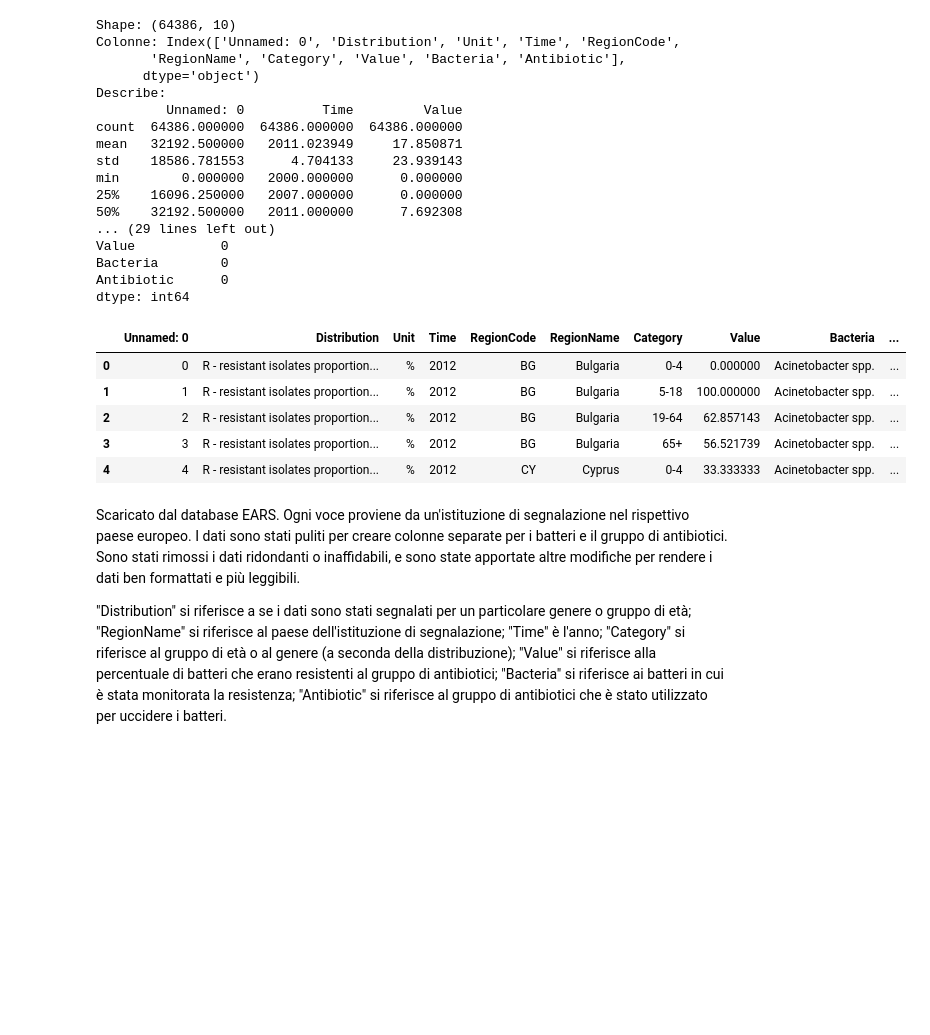
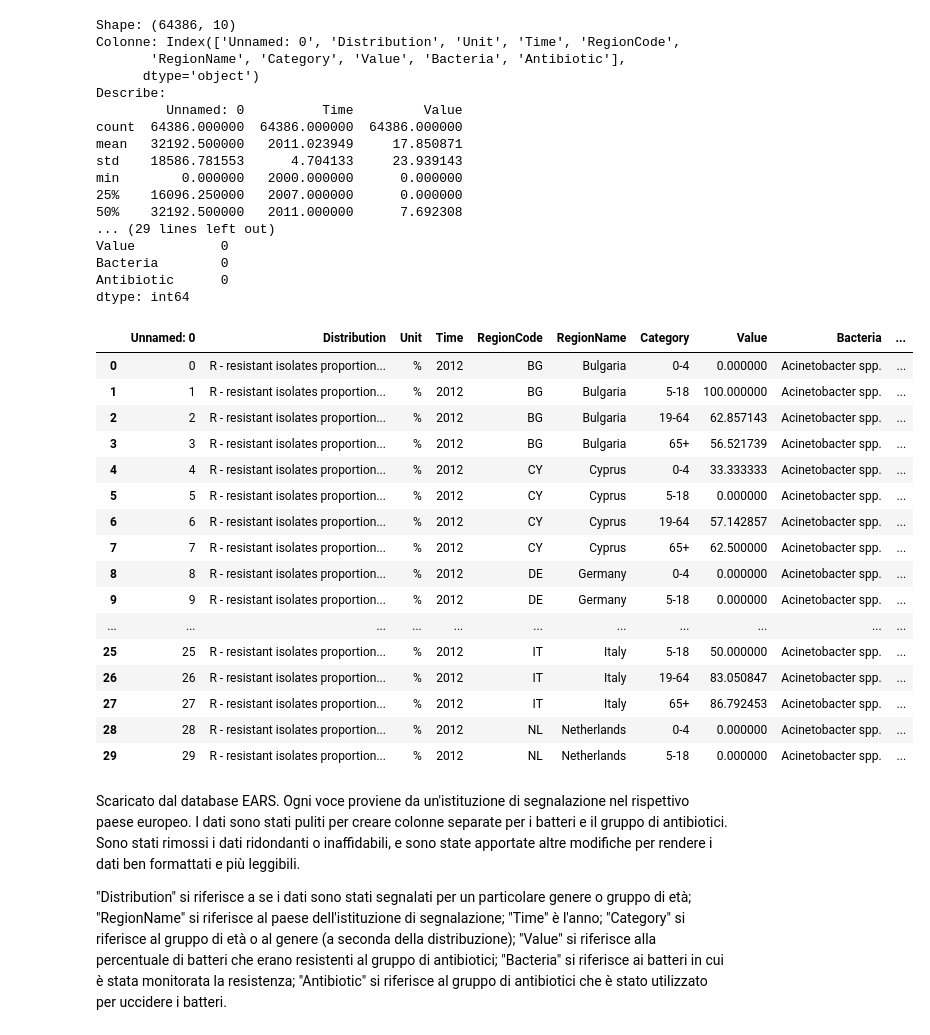
Before and after one commit to dangelodavide/EURO-AMR, a Jupyter notebook: euro-resistance.ipynb, the cells around one changed output. Saved outputs shown, nothing was run; the diff lists cells and outputs as text; code cells hidden in the pictures; blank space fills up the shorter version.

```diff
--- a/euro-resistance.ipynb
+++ b/euro-resistance.ipynb
@@ -42,15 +42,26 @@ Value           0
 Bacteria        0
 Antibiotic      0
 dtype: int64
-# %%
-df.head()
-# %% [output]
-|  | Unnamed: 0 | Distribution | Unit | Time | RegionCode | RegionName | Category | Value | Bacteria | ... |
-| 0 | 0 | R - resistant isolates proportion... | % | 2012 | BG | Bulgaria | 0-4 | 0.000000 | Acinetobacter spp. | ... |
-| 1 | 1 | R - resistant isolates proportion... | % | 2012 | BG | Bulgaria | 5-18 | 100.000000 | Acinetobacter spp. | ... |
-| 2 | 2 | R - resistant isolates proportion... | % | 2012 | BG | Bulgaria | 19-64 | 62.857143 | Acinetobacter spp. | ... |
-| 3 | 3 | R - resistant isolates proportion... | % | 2012 | BG | Bulgaria | 65+ | 56.521739 | Acinetobacter spp. | ... |
-| 4 | 4 | R - resistant isolates proportion... | % | 2012 | CY | Cyprus | 0-4 | 33.333333 | Acinetobacter spp. | ... |
+# %%
+data.head(30)
+# %% [output]
+|  | Unnamed: 0 | Distribution | Unit | Time | RegionCode | RegionName | Category | Value | Bacteria | ... |
+| 0 | 0 | R - resistant isolates proportion... | % | 2012 | BG | Bulgaria | 0-4 | 0.000000 | Acinetobacter spp. | ... |
+| 1 | 1 | R - resistant isolates proportion... | % | 2012 | BG | Bulgaria | 5-18 | 100.000000 | Acinetobacter spp. | ... |
+| 2 | 2 | R - resistant isolates proportion... | % | 2012 | BG | Bulgaria | 19-64 | 62.857143 | Acinetobacter spp. | ... |
+| 3 | 3 | R - resistant isolates proportion... | % | 2012 | BG | Bulgaria | 65+ | 56.521739 | Acinetobacter spp. | ... |
+| 4 | 4 | R - resistant isolates proportion... | % | 2012 | CY | Cyprus | 0-4 | 33.333333 | Acinetobacter spp. | ... |
+| 5 | 5 | R - resistant isolates proportion... | % | 2012 | CY | Cyprus | 5-18 | 0.000000 | Acinetobacter spp. | ... |
+| 6 | 6 | R - resistant isolates proportion... | % | 2012 | CY | Cyprus | 19-64 | 57.142857 | Acinetobacter spp. | ... |
+| 7 | 7 | R - resistant isolates proportion... | % | 2012 | CY | Cyprus | 65+ | 62.500000 | Acinetobacter spp. | ... |
+| 8 | 8 | R - resistant isolates proportion... | % | 2012 | DE | Germany | 0-4 | 0.000000 | Acinetobacter spp. | ... |
+| 9 | 9 | R - resistant isolates proportion... | % | 2012 | DE | Germany | 5-18 | 0.000000 | Acinetobacter spp. | ... |
+| ... | ... | ... | ... | ... | ... | ... | ... | ... | ... | ... |
+| 25 | 25 | R - resistant isolates proportion... | % | 2012 | IT | Italy | 5-18 | 50.000000 | Acinetobacter spp. | ... |
+| 26 | 26 | R - resistant isolates proportion... | % | 2012 | IT | Italy | 19-64 | 83.050847 | Acinetobacter spp. | ... |
+| 27 | 27 | R - resistant isolates proportion... | % | 2012 | IT | Italy | 65+ | 86.792453 | Acinetobacter spp. | ... |
+| 28 | 28 | R - resistant isolates proportion... | % | 2012 | NL | Netherlands | 0-4 | 0.000000 | Acinetobacter spp. | ... |
+| 29 | 29 | R - resistant isolates proportion... | % | 2012 | NL | Netherlands | 5-18 | 0.000000 | Acinetobacter spp. | ... |
 # %% [markdown]
 Scaricato dal database EARS. Ogni voce proviene da un'istituzione di segnalazione nel rispettivo paese europeo. I dati sono stati puliti per creare colonne separate per i batteri e il gruppo di antibiotici. Sono stati rimossi i dati ridondanti o inaffidabili, e sono state apportate altre modifiche per rendere i dati ben formattati e più leggibili.
 
```
Also changed, not shown: parts of 12 cells of this notebook.
